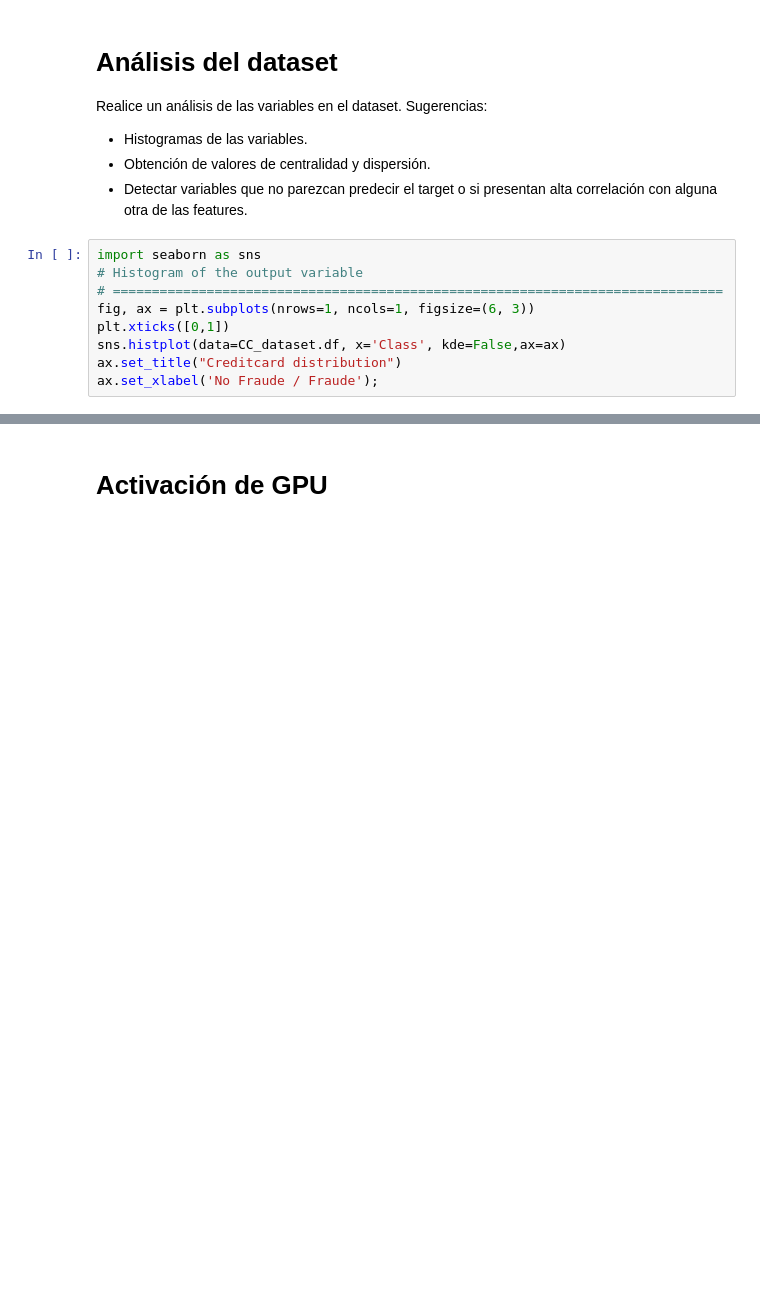
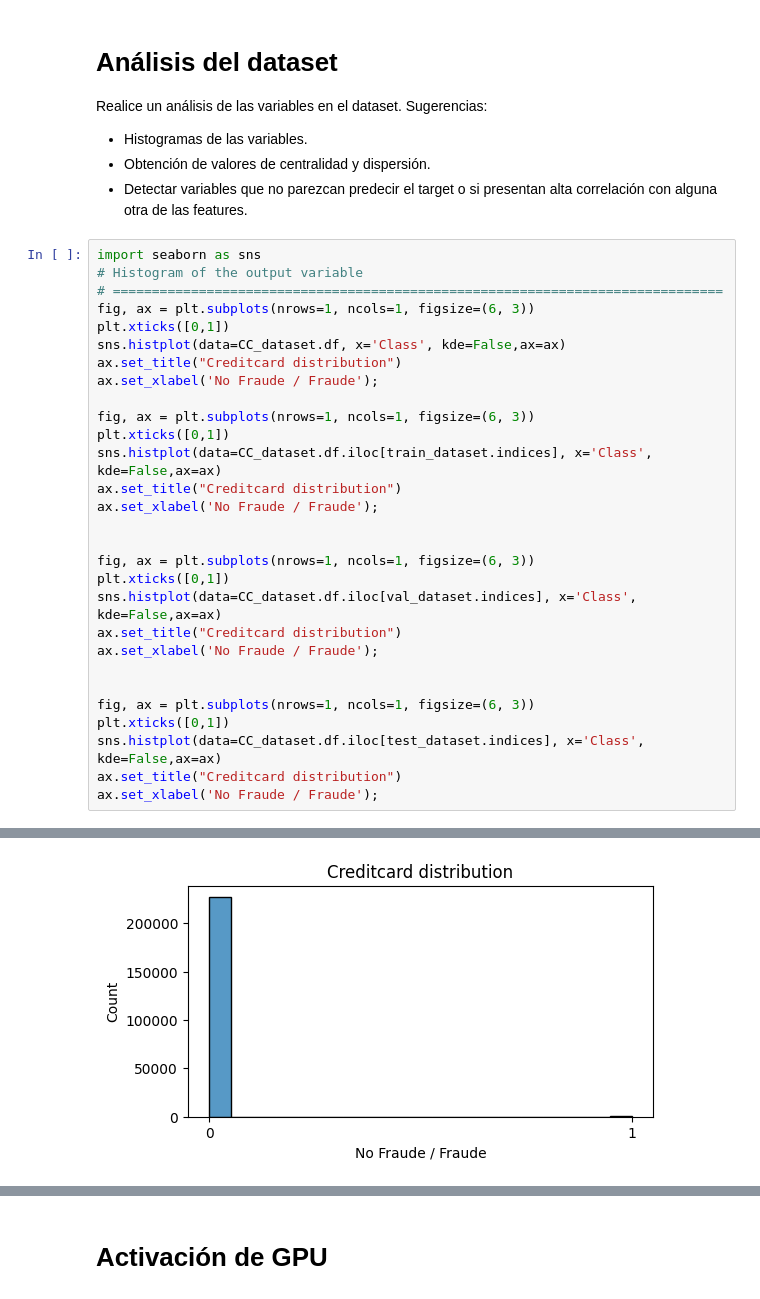
Before and after one commit to Laboratorios-2-MIT-MC/IA-Ciber, a Jupyter notebook: Prácticas/Práctica 1/P1_ENUNCIADO_NOTEBOOK.ipynb, the cells around one changed output, grey strips where cells are left out. Cells and saved outputs as stored; diff of their text form; blank space fills up the shorter version.

Commit message:
Added multiple plots for train, test, validation,...

```diff
--- a/Prácticas/Práctica 1/P1_ENUNCIADO_NOTEBOOK.ipynb
+++ b/Prácticas/Práctica 1/P1_ENUNCIADO_NOTEBOOK.ipynb
@@ -225,11 +225,32 @@ Sugerencias:
 # %%
 import seaborn as sns
 # Histogram of the output variable
 # ==============================================================================
 fig, ax = plt.subplots(nrows=1, ncols=1, figsize=(6, 3))
 plt.xticks([0,1])
 sns.histplot(data=CC_dataset.df, x='Class', kde=False,ax=ax)
 ax.set_title("Creditcard distribution")
 ax.set_xlabel('No Fraude / Fraude');
+
+fig, ax = plt.subplots(nrows=1, ncols=1, figsize=(6, 3))
+plt.xticks([0,1])
+sns.histplot(data=CC_dataset.df.iloc[train_dataset.indices], x='Class', kde=False,ax=ax)
+ax.set_title("Creditcard distribution")
+ax.set_xlabel('No Fraude / Fraude');
+
+
+fig, ax = plt.subplots(nrows=1, ncols=1, figsize=(6, 3))
+plt.xticks([0,1])
+sns.histplot(data=CC_dataset.df.iloc[val_dataset.indices], x='Class', kde=False,ax=ax)
+ax.set_title("Creditcard distribution")
+ax.set_xlabel('No Fraude / Fraude');
+
+
+fig, ax = plt.subplots(nrows=1, ncols=1, figsize=(6, 3))
+plt.xticks([0,1])
+sns.histplot(data=CC_dataset.df.iloc[test_dataset.indices], x='Class', kde=False,ax=ax)
+ax.set_title("Creditcard distribution")
+ax.set_xlabel('No Fraude / Fraude');
 # %% [output]
 [figure]
+[figure, added]
```
Also changed, not shown: parts of 1 cell of this notebook.
